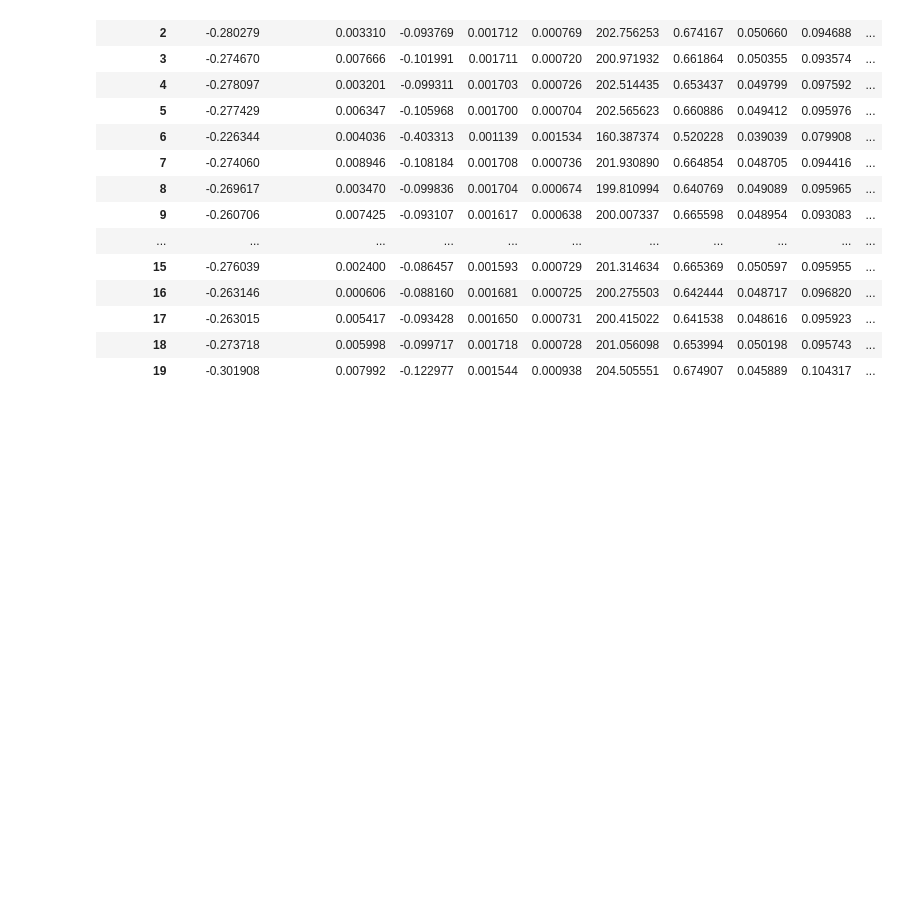
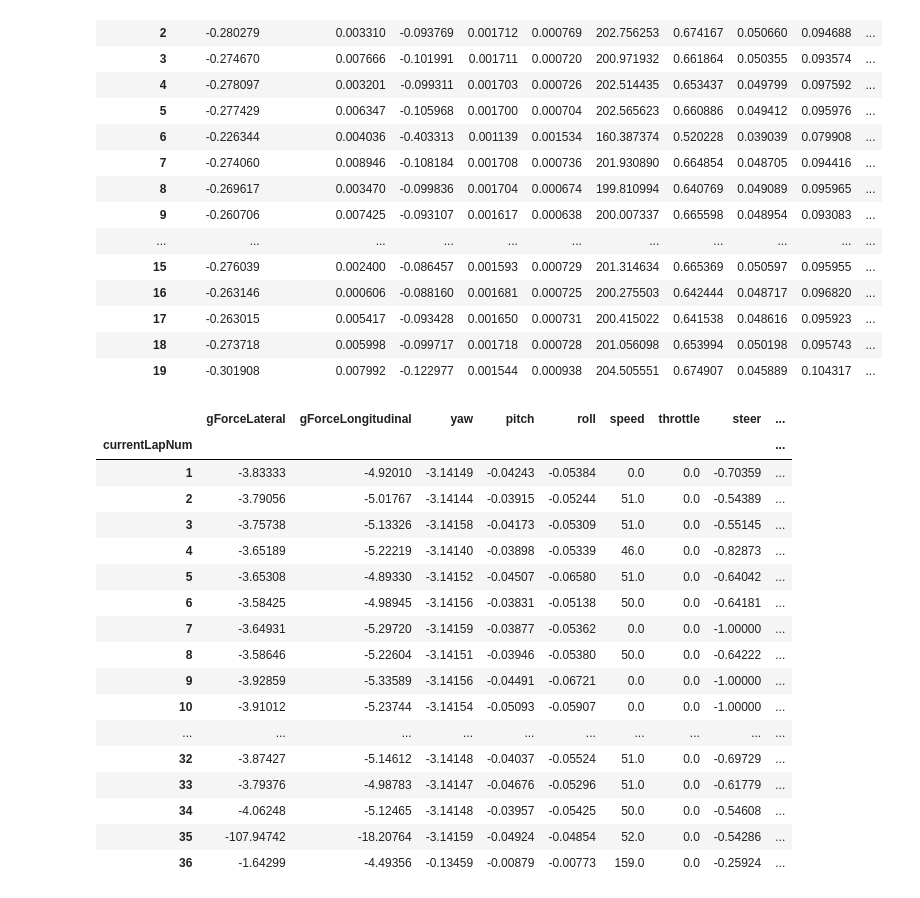
Before and after one commit to rbpowellGA/F1_race_data, a Jupyter notebook: notebooks/analysis.ipynb, the cells around one changed output. Saved outputs shown, nothing was run; the diff lists cells and outputs as text; code cells hidden in the pictures; blank space fills up the shorter version.

```diff
--- a/notebooks/analysis.ipynb
+++ b/notebooks/analysis.ipynb
@@ -176,3 +180,31 @@ pilot_avgs
 | 17 | -0.263015 | 0.005417 | -0.093428 | 0.001650 | 0.000731 | 200.415022 | 0.641538 | 0.048616 | 0.095923 | ... |
 | 18 | -0.273718 | 0.005998 | -0.099717 | 0.001718 | 0.000728 | 201.056098 | 0.653994 | 0.050198 | 0.095743 | ... |
 | 19 | -0.301908 | 0.007992 | -0.122977 | 0.001544 | 0.000938 | 204.505551 | 0.674907 | 0.045889 | 0.104317 | ... |
+# %%
+# I want to see the average per frame (frames count  up as measurements are made)
+frame_avgs = tm145[['gForceLateral', 'gForceLongitudinal',
+       'yaw', 'pitch', 'roll', 'speed', 'throttle', 'steer',
+       'brake', 'gear', 'engineRPM', 'brakesTemperature',
+       'tyresSurfaceTemperature', 'tyresInnerTemperature', 'engineTemperature',
+       'tyresPressure', 'surfaceType', 'fuelInTank', 'tyresWear',
+       'carPosition', 'currentLapNum', 'totalDistance']].groupby(['currentLapNum']).min(numeric_only=True)
+frame_avgs
+# %% [output]
+|  | gForceLateral | gForceLongitudinal | yaw | pitch | roll | speed | throttle | steer | ... |
+| currentLapNum |  |  |  |  |  |  |  |  | ... |
+| 1 | -3.83333 | -4.92010 | -3.14149 | -0.04243 | -0.05384 | 0.0 | 0.0 | -0.70359 | ... |
+| 2 | -3.79056 | -5.01767 | -3.14144 | -0.03915 | -0.05244 | 51.0 | 0.0 | -0.54389 | ... |
+| 3 | -3.75738 | -5.13326 | -3.14158 | -0.04173 | -0.05309 | 51.0 | 0.0 | -0.55145 | ... |
+| 4 | -3.65189 | -5.22219 | -3.14140 | -0.03898 | -0.05339 | 46.0 | 0.0 | -0.82873 | ... |
+| 5 | -3.65308 | -4.89330 | -3.14152 | -0.04507 | -0.06580 | 51.0 | 0.0 | -0.64042 | ... |
+| 6 | -3.58425 | -4.98945 | -3.14156 | -0.03831 | -0.05138 | 50.0 | 0.0 | -0.64181 | ... |
+| 7 | -3.64931 | -5.29720 | -3.14159 | -0.03877 | -0.05362 | 0.0 | 0.0 | -1.00000 | ... |
+| 8 | -3.58646 | -5.22604 | -3.14151 | -0.03946 | -0.05380 | 50.0 | 0.0 | -0.64222 | ... |
+| 9 | -3.92859 | -5.33589 | -3.14156 | -0.04491 | -0.06721 | 0.0 | 0.0 | -1.00000 | ... |
+| 10 | -3.91012 | -5.23744 | -3.14154 | -0.05093 | -0.05907 | 0.0 | 0.0 | -1.00000 | ... |
+| ... | ... | ... | ... | ... | ... | ... | ... | ... | ... |
+| 32 | -3.87427 | -5.14612 | -3.14148 | -0.04037 | -0.05524 | 51.0 | 0.0 | -0.69729 | ... |
+| 33 | -3.79376 | -4.98783 | -3.14147 | -0.04676 | -0.05296 | 51.0 | 0.0 | -0.61779 | ... |
+| 34 | -4.06248 | -5.12465 | -3.14148 | -0.03957 | -0.05425 | 50.0 | 0.0 | -0.54608 | ... |
+| 35 | -107.94742 | -18.20764 | -3.14159 | -0.04924 | -0.04854 | 52.0 | 0.0 | -0.54286 | ... |
+| 36 | -1.64299 | -4.49356 | -0.13459 | -0.00879 | -0.00773 | 159.0 | 0.0 | -0.25924 | ... |
```
Also changed, not shown: parts of 13 cells of this notebook, 3 other files.
